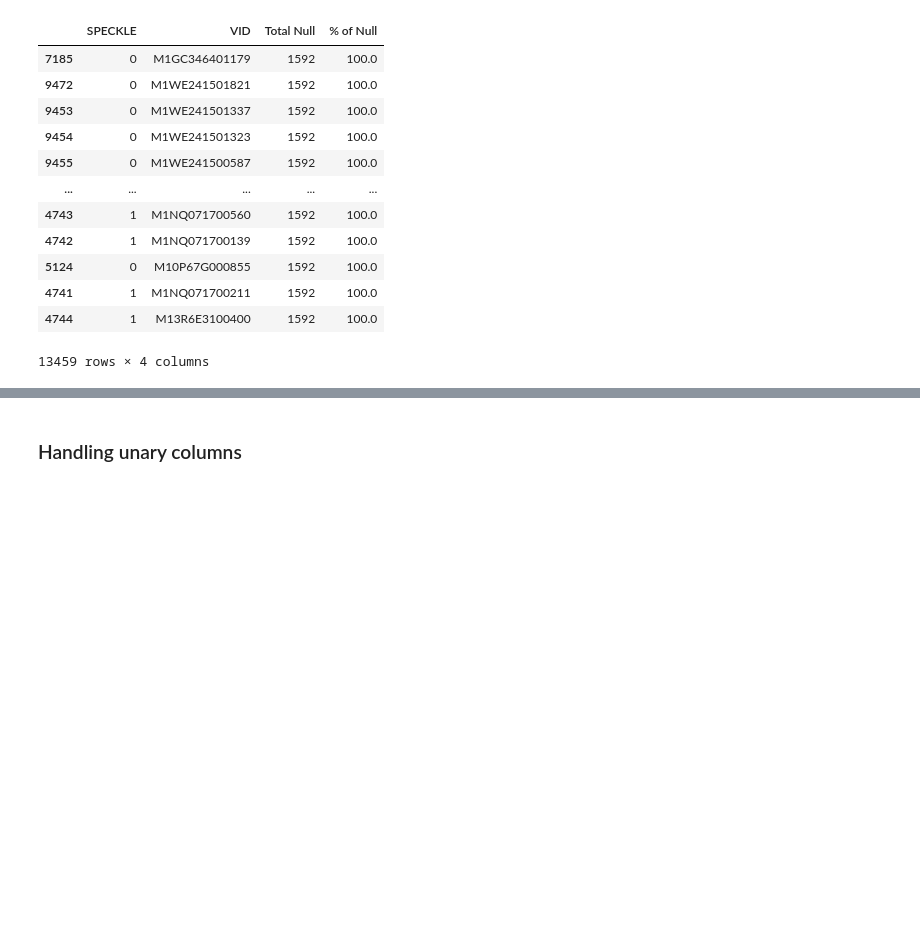
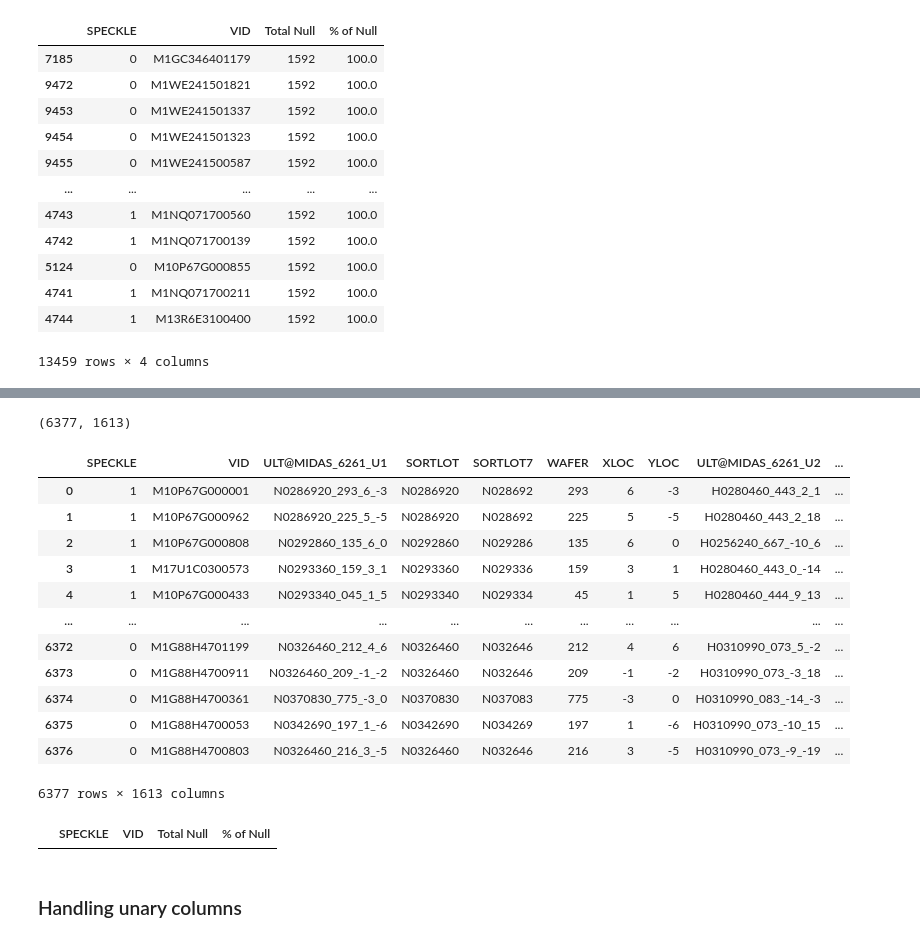
Before and after one commit to NicoleNL/ML-Speckle, a Jupyter notebook: ML Speckle.ipynb, the cells around one changed output, grey strips where cells are left out. Drawn from its saved outputs; the diff is of its cells as text; code cells hidden in the pictures; blank space fills up the shorter version.

```diff
--- a/ML Speckle.ipynb
+++ b/ML Speckle.ipynb
@@ -320,3 +365,9 @@ df = df.dropna(axis=0,how = "all")
+# %%
+df = df.drop(['PTH_POWER::POWER_X_SCREEN_E_BEGIN_X_X_X_X_CALC_PP_CDYN_INDICATOR_CDYN_DATA@132110'],axis=1)
+# %%
+df.shape
+# %% [output]
+(6377, 1613)
 # %%
 #NA imputation
 def NA_impute(df,imptype):
@@ -325,11 +376,32 @@ def NA_impute(df,imptype):
     df[DataFrame]:df
     imptype[string]: "mean" to impute data with mean, "median" to impute data with median
     """
-    if type == "mean":
-        df.fillna(df.mean())
-    if type == "median":
-        df.fillna(df.median())
+    if imptype == "mean":
+        df = df.fillna(df.mean())
+    if imptype == "median":
+        df = df.fillna(df.median())
     return df
+# %%
+df = NA_impute(df,imptype="median")
+df
+# %% [output]
+|  | SPECKLE | VID | ULT@MIDAS_6261_U1 | SORTLOT | SORTLOT7 | WAFER | XLOC | YLOC | ULT@MIDAS_6261_U2 | ... |
+| 0 | 1 | M10P67G000001 | N0286920_293_6_-3 | N0286920 | N028692 | 293 | 6 | -3 | H0280460_443_2_1 | ... |
+| 1 | 1 | M10P67G000962 | N0286920_225_5_-5 | N0286920 | N028692 | 225 | 5 | -5 | H0280460_443_2_18 | ... |
+| 2 | 1 | M10P67G000808 | N0292860_135_6_0 | N0292860 | N029286 | 135 | 6 | 0 | H0256240_667_-10_6 | ... |
+| 3 | 1 | M17U1C0300573 | N0293360_159_3_1 | N0293360 | N029336 | 159 | 3 | 1 | H0280460_443_0_-14 | ... |
+| 4 | 1 | M10P67G000433 | N0293340_045_1_5 | N0293340 | N029334 | 45 | 1 | 5 | H0280460_444_9_13 | ... |
+| ... | ... | ... | ... | ... | ... | ... | ... | ... | ... | ... |
+| 6372 | 0 | M1G88H4701199 | N0326460_212_4_6 | N0326460 | N032646 | 212 | 4 | 6 | H0310990_073_5_-2 | ... |
+| 6373 | 0 | M1G88H4700911 | N0326460_209_-1_-2 | N0326460 | N032646 | 209 | -1 | -2 | H0310990_073_-3_18 | ... |
+| 6374 | 0 | M1G88H4700361 | N0370830_775_-3_0 | N0370830 | N037083 | 775 | -3 | 0 | H0310990_083_-14_-3 | ... |
+| 6375 | 0 | M1G88H4700053 | N0342690_197_1_-6 | N0342690 | N034269 | 197 | 1 | -6 | H0310990_073_-10_15 | ... |
+| 6376 | 0 | M1G88H4700803 | N0326460_216_3_-5 | N0326460 | N032646 | 216 | 3 | -5 | H0310990_073_-9_-19 | ... |
+6377 rows × 1613 columns
+# %%
+check_rowna(df,supporting_fs)
+# %% [output]
+|  | SPECKLE | VID | Total Null | % of Null |
 # %% [markdown]
 ### Handling unary columns
 # %%
```
Also changed, not shown: parts of 33 cells of this notebook.
